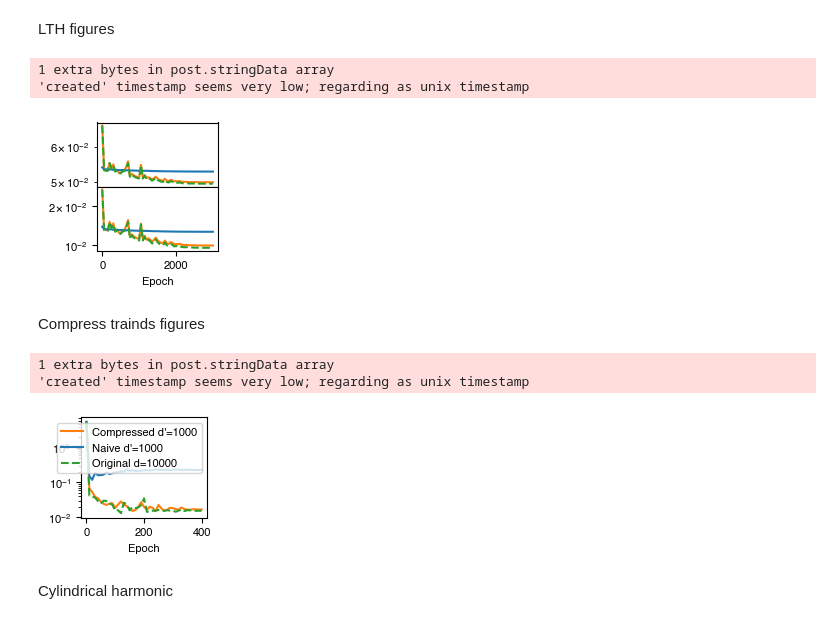
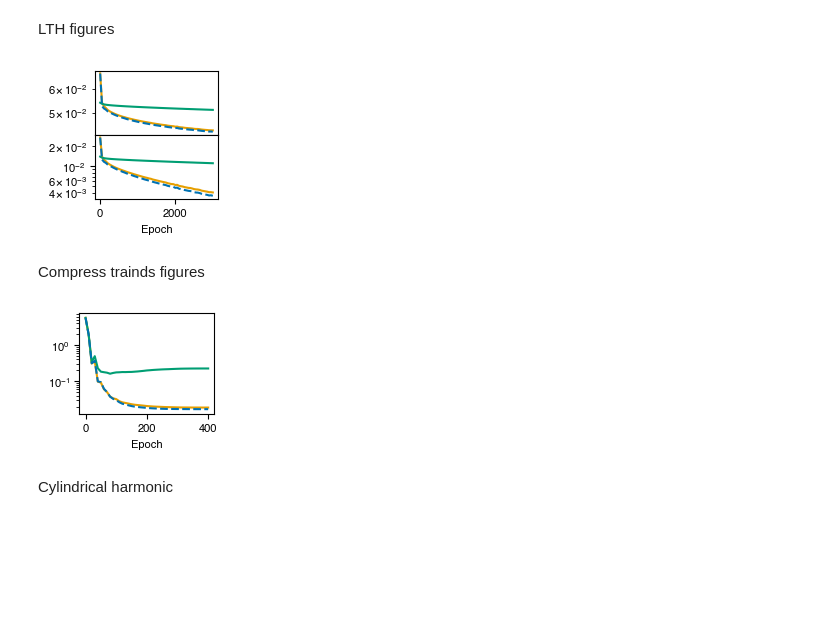
Before and after one commit to WHY-David/moment_compression, a Jupyter notebook: new/plot.ipynb, the cells around one changed output. Cells and saved outputs as stored; diff of their text form; code cells hidden in the pictures; blank space fills up the shorter version.

```diff
--- a/new/plot.ipynb
+++ b/new/plot.ipynb
@@ -38,34 +38,32 @@ test_loss_naive = data["test_loss_naive"].astype(np.float64)[::plot_every]
 # %%
 fig, axs = make_canvas(rows=2, cols=1, axes_width_pt=80, axes_aspect=1, sharex=True, gridspec_kw={'hspace': 0})
 
-axs[0].plot(epoch_range, train_loss_cp, color='tab:orange',marker=None, markersize=2, label=f'Compressed d\'={dstop}')
-axs[0].plot(epoch_range, train_loss_naive, color='tab:blue',  marker=None, markersize=2, label=f'Naive d\'={dstop}')
-axs[0].plot(epoch_range, train_loss_orig,  color='tab:green', marker=None, markersize=2, ls='--', label=f'Original d={d}')
+axs[0].plot(epoch_range, train_loss_cp, color="#E69F00", marker=None, markersize=2, label=f'Compressed d\'={dstop}')
+axs[0].plot(epoch_range, train_loss_naive, color="#009E73", marker=None, markersize=2, label=f'Naive d\'={dstop}')
+axs[0].plot(epoch_range, train_loss_orig,  color="#0072B2", marker=None, markersize=2, ls='--', label=f'Original d={d}')
 axs[0].set_yscale('log')
 # axs[0].yaxis.set_major_locator(LogLocator(base=10.0, numticks=6))
 # axs[0].yaxis.set_minor_locator(NullLocator())
 # axs[0].set_ylabel('Train loss')
 # axs[0].legend()
 
-axs[1].plot(epoch_range, test_loss_cp, color='tab:orange', marker=None, markersize=2, label=f'Compressed d\'={dstop}')
-axs[1].plot(epoch_range, test_loss_naive, color='tab:blue', marker=None, markersize=2, label=f'Naive d\'={dstop}')
-axs[1].plot(epoch_range, test_loss_orig,  color='tab:green', marker=None, markersize=2, ls='--', label=f'Original d={d}')
+axs[1].plot(epoch_range, test_loss_cp, color="#E69F00", marker=None, markersize=2, label=f'Compressed d\'={dstop}')
+axs[1].plot(epoch_range, test_loss_naive, color="#009E73", marker=None, markersize=2, label=f'Naive d\'={dstop}')
+axs[1].plot(epoch_range, test_loss_orig,  color="#0072B2", marker=None, markersize=2, ls='--', label=f'Original d={d}')
 axs[1].set_xlabel('Epoch')
 axs[1].set_yscale('log')
 
-# enforce ticks at only 0.01 and 0.02
-yticks = [0.01, 0.02]
-axs[1].yaxis.set_major_locator(FixedLocator(yticks))
-# axs[1].yaxis.set_major_formatter(FixedFormatter([f"{t:.2f}" for t in yticks]))
-axs[1].yaxis.set_minor_locator(FixedLocator([]))  # remove minor ticks
+# # enforce ticks at only 0.01 and 0.02
+# yticks = [0.01, 0.02]
+# axs[1].yaxis.set_major_locator(FixedLocator(yticks))
+# # axs[1].yaxis.set_major_formatter(FixedFormatter([f"{t:.2f}" for t in yticks]))
+# axs[1].yaxis.set_minor_locator(FixedLocator([]))  # remove minor ticks
 
 plt.tight_layout()
 plt.savefig('out.pdf', format='pdf', bbox_inches='tight', pad_inches=0)
 plt.show()
 # %% [output]
-1 extra bytes in post.stringData array
-'created' timestamp seems very low; regarding as unix timestamp
-[figure, old version]
+[figure, new version]
 # %% [markdown]
 Compress trainds figures
 # %%
@@ -97,26 +95,24 @@ test_loss_naive = data["test_loss_naive"].astype(np.float64)[::plot_every]
 # %%
 fig, axs = make_canvas(rows=1, cols=1, axes_width_pt=80, axes_aspect=0.75, sharex=True, gridspec_kw={'hspace': 0})
 
-axs.plot(epoch_range, test_loss_cp, color='tab:orange', marker=None, markersize=2, label=f'Compressed d\'={dstop}')
-axs.plot(epoch_range, test_loss_naive, color='tab:blue', marker=None, markersize=2, label=f'Naive d\'={dstop}')
-axs.plot(epoch_range, test_loss_orig,  color='tab:green', marker=None, markersize=2, ls='--', label=f'Original d={d}')
+axs.plot(epoch_range, test_loss_cp, color="#E69F00", marker=None, markersize=2, label=f'Compressed d\'={dstop}')
+axs.plot(epoch_range, test_loss_naive, color="#009E73", marker=None, markersize=2, label=f'Naive d\'={dstop}')
+axs.plot(epoch_range, test_loss_orig,  color="#0072B2", marker=None, markersize=2, ls='--', label=f'Original d={d}')
 axs.set_xlabel('Epoch')
 axs.set_yscale('log')
 # axs.legend()
 
 # # enforce ticks at only 0.01 and 0.02
 # yticks = [0.01, 0.02]
 # axs[1].yaxis.set_major_locator(FixedLocator(yticks))
 # # axs[1].yaxis.set_major_formatter(FixedFormatter([f"{t:.2f}" for t in yticks]))
 # axs[1].yaxis.set_minor_locator(FixedLocator([]))  # remove minor ticks
 
 plt.tight_layout()
 plt.savefig('out.pdf', format='pdf', bbox_inches='tight', pad_inches=0)
 plt.show()
 # %% [output]
-1 extra bytes in post.stringData array
-'created' timestamp seems very low; regarding as unix timestamp
-[figure, old version]
+[figure, new version]
 # %% [markdown]
 Cylindrical harmonic
 # %%
```
Also changed, not shown: parts of 2 cells of this notebook, 56 other files.
